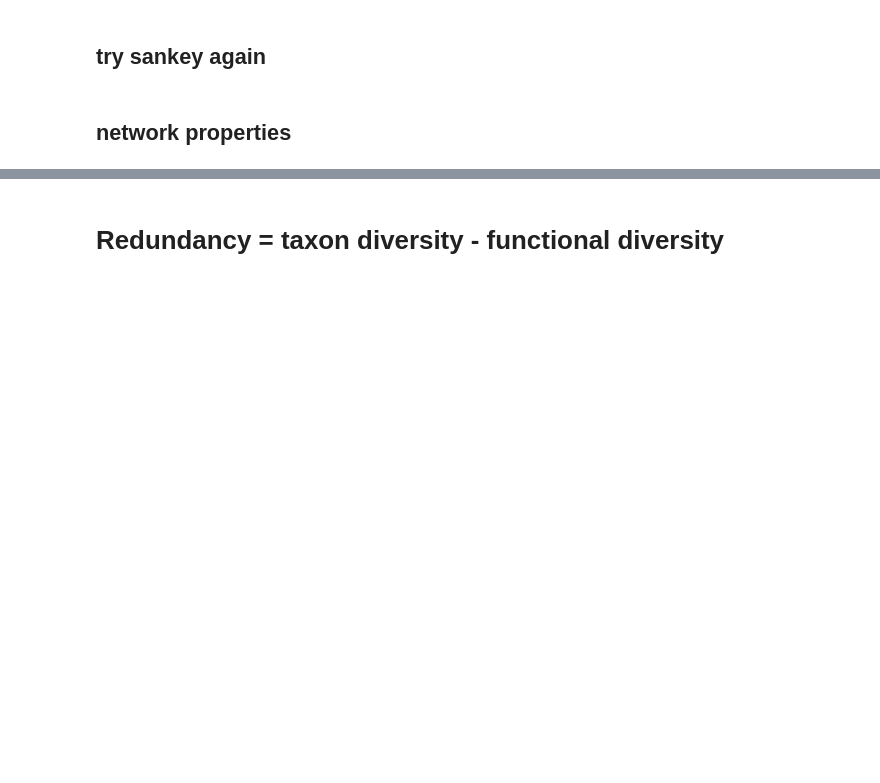
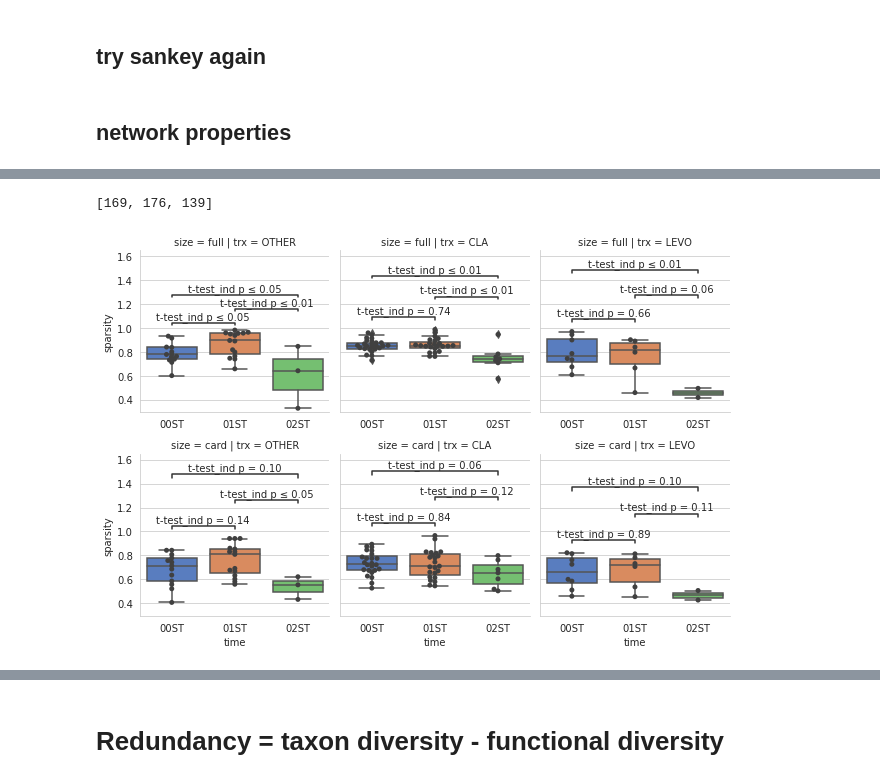
Before and after one commit to dcolinmorgan/gcn, a Jupyter notebook: gcn.ipynb, the cells around one changed output, grey strips where cells are left out. Saved outputs shown, nothing was run; the diff lists cells and outputs as text; code cells hidden in the pictures; blank space fills up the shorter version.

```diff
--- a/gcn.ipynb
+++ b/gcn.ipynb
@@ -342,9 +373,9 @@ importlib.reload(sys.modules['gcn_func'])
 from gcn_func import bip, load_list_of_dicts, meas, time_bar,proc_dat,rev_tbar,group_time_plot,time_order_net,build_gcn#plotRidge,LayeredNetworkGraph,plot_sankey
 
 # relgene=pd.read_csv('data/gcn/relgene_all.txt',sep='\t')
-# graphs = load_list_of_dicts('data/gcn/BX_'+patt+'_HT.pkl')
-# HTXX=uni_bact[uni_bact.index.isin(relgene.columns[1:-2].str.split('-').str[0])]
-# HTXX['index']=np.arange(len(HTXX))
+graphs = load_list_of_dicts('data/gcn/BX_'+patt+'_HT.pkl')
+HTXX=uni_bact[uni_bact.index.isin(relgene.columns[1:-2].str.split('-').str[0])]
+HTXX['index']=np.arange(len(HTXX))
 # %%
 # for i,net in tqdm.tqdm(enumerate(BX_graphs)):
 for i,net in tqdm(enumerate(HTXX[HTXX['HT']!=5]['index'].values)):
@@ -1068,0 +1104,35 @@ graphs = load_list_of_dicts('data/gcn/NX_Emore_ARG.pkl')
+# %%
+[sum(c+0),sum(d+0),sum(e+0)]
+# %% [output]
+[169, 176, 139]
+# %%
+sparsity=pd.DataFrame()
+for j,ii in enumerate(['OTHER__00ST','OTHER__01ST','OTHER__02ST','CLA__00ST','CLA__01ST','CLA__02ST','LEVO__00ST','LEVO__01ST','LEVO__02ST']):
+    for p in (['full','card']):
+        c=pd.DataFrame(eval(ii+'_'+p))
+        c['trx']=ii.split('__')[0]
+        c['time']=ii.split('__')[1]
+        c['size']=p
+        sparsity=sparsity.append(c)
+sparsity.rename(columns={0:'sparsity'},inplace=True)
+# %%
+sparsity=sparsity[sparsity['sparsity']!=1]
+g = sns.FacetGrid(sparsity,col='trx',row='size')#,col_order=ordered_days)#,row='metric')
+### change this to 4 ^
+g.map(sns.boxplot,'time','sparsity',palette='muted',order=['00ST','01ST','02ST'])
+
+g.map(sns.swarmplot,'time','sparsity',order=['00ST','01ST','02ST'],color=".25")
+box_pairs=[(('00ST'),('01ST')),(('01ST'),('02ST')),(('00ST'),('02ST'))]
+for ax in g.axes.flatten():
+    ax.tick_params(labelbottom=True)
+    trxx=ax.get_title().split('|')[1].split('=')[1][1:]
+    mm=ax.get_title().split('|')[0].split('=')[1][1:-1]
+    data=sparsity[(sparsity['trx']==str(trxx))&(sparsity['size']==str(mm))]
+
+    annotator =Annotator(ax, data=data, x='time', y='sparsity',pairs=box_pairs,verbose=0)#comparisons,
+    annotator.configure(test='t-test_ind', text_format='simple', loc='inside',comparisons_correction='fdr_bh')
+    annotator.apply_and_annotate()
+plt.tight_layout()
+plt.show()
+# %% [output]
+[figure, added]
```
Also changed, not shown: parts of 165 cells of this notebook, 6 other files.
